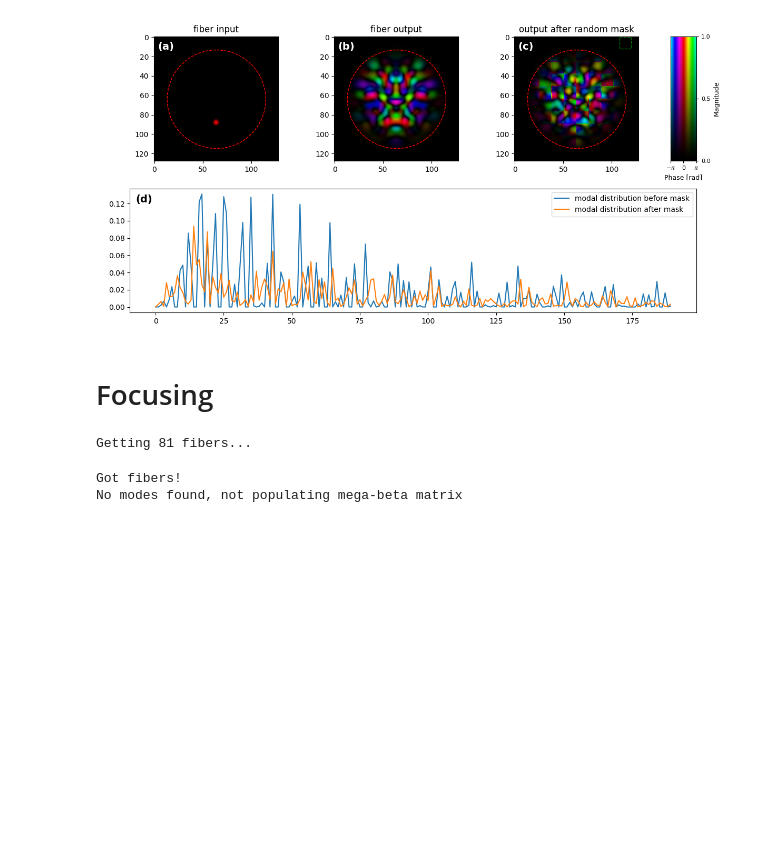
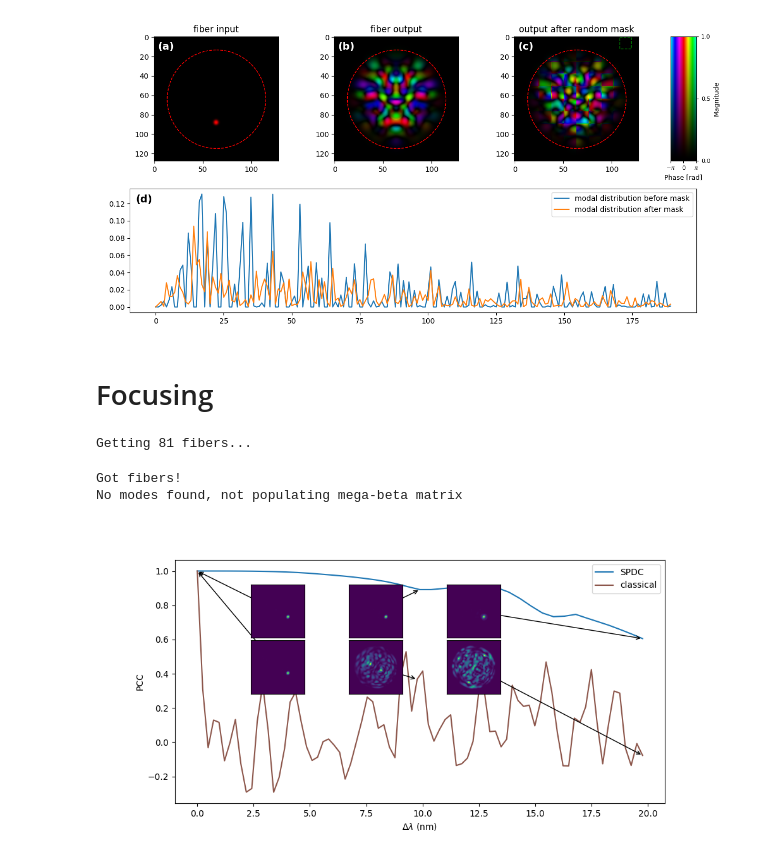
Before and after one commit to rubiaek/qdc2, a Jupyter notebook: qdc/mmf/generate_results.ipynb, the cells around one changed output. Drawn from its saved outputs; the diff is of its cells as text; code cells hidden in the pictures; blank space fills up the shorter version.

```diff
--- a/qdc/mmf/generate_results.ipynb
+++ b/qdc/mmf/generate_results.ipynb
@@ -333,7 +337,7 @@ fiber_L = 0.1e6
 N_wl = 81
 focus_size = 0.8
 wl0 = 0.810
-Dwl = 0.040
+Dwl = 0.020
 NA_ref = 0.2
 dzs = [0]
 npoints = 2**8
@@ -365,8 +386,7 @@ exp = QDCMMFExperiment(s, free_mode_matrix=free_mode_matrix)
 exp._set_PCC_slice(n_pixels_diameter=n_pixels_diameter)
 exp.input_slm_phases = True
 exp.slm_phases = np.angle(required_input)
-dl, pccs, incoherent_sum, output_fields = exp.get_SPDC_PCCs(get_output_fields=True)
-# res = exp.run_PCCs_different_dz(dzs=dzs, N_classical=N_classical, N_SPDC=N_SPDC, g_params_list=g_params_list)
+dl, pccs, incoherent_sum, output_fields = exp.get_SPDC_PCCs(dz=0, get_output_fields=True)
 # %%
 # For classical we need different phases
 f0 = s.fibers[0]
@@ -378,6 +398,65 @@ exp._set_PCC_slice(n_pixels_diameter=n_pixels_diameter)
 exp.input_slm_phases = True
 exp.slm_phases = np.angle(required_input)
 classical_dl, classical_pccs, classical_incoherent_sum, classical_output_fields = exp.get_classical_PCCs(get_output_fields=True)
+# %%
+from mpl_toolkits.axes_grid1.inset_locator import inset_axes
+
+fig, ax = plt.subplots(figsize=(10, 5))
+ax.plot(dl*1e3, pccs, label='SPDC')
+ax.plot(classical_dl*1e3, classical_pccs, label='classical', color='#8c564b')
+ax.legend()
+ax.set_xlabel(r'$\Delta \lambda$ (nm)')
+ax.set_ylabel('PCC')
+
+# Add insets and arrows at indices 0, 20, 40 for both SPDC and classical
+spdc_indices = [0, 20, 40]
+classical_indices = [0, 40, 80]
+# Layout positions for insets in axes fraction coordinates: [x0, y0, w, h]
+# Pair positions (SPDC, Classical) per index for readability and minimal overlap
+W, H = 0.22, 0.22
+X = [0.1, 0.3, 0.5]
+Y = [0.68, 0.45]
+inset_positions = {
+    0: ([X[0], Y[0], W, H], [X[0], Y[1], W, H]),
+    1: ([X[1], Y[0], W, H], [X[1], Y[1], W, H]),
+    2: ([X[2], Y[0], W, H], [X[2], Y[1], W, H]),
+}
+
+def _reshape_field(field):
+    if field.ndim == 1:
+        n = int(np.sqrt(field.size))
+        return field.reshape(n, n)
+    return field
+
+for layout_idx, (spdc_idx, cls_idx) in enumerate(zip(spdc_indices, classical_indices)):
+    # SPDC inset
+    if spdc_idx < len(dl):
+        spdc_field = _reshape_field(output_fields[spdc_idx])
+        iax_spdc = inset_axes(ax, width="100%", height="100%", loc='center',
+                              bbox_to_anchor=inset_positions[layout_idx][0],
+                              bbox_transform=ax.transAxes, borderpad=0)
+        iax_spdc.imshow(np.abs(spdc_field)**2, cmap='viridis')
+        iax_spdc.set_xticks([]); iax_spdc.set_yticks([])
+        ax.annotate('', xy=(dl[spdc_idx]*1e3, pccs[spdc_idx]), xycoords='data',
+                    xytext=(0.5, 0.5), textcoords=iax_spdc.transAxes,
+                    arrowprops=dict(arrowstyle='->', color='k', lw=1))
+
+    # Classical inset
+    if cls_idx < len(classical_dl):
+        cls_field = _reshape_field(classical_output_fields[cls_idx])
+        iax_cls = inset_axes(ax, width="100%", height="100%", loc='center',
+                             bbox_to_anchor=inset_positions[layout_idx][1],
+                             bbox_transform=ax.transAxes, borderpad=0)
+        iax_cls.imshow(np.abs(cls_field)**2, cmap='viridis')
+        iax_cls.set_xticks([]); iax_cls.set_yticks([])
+        ax.annotate('', xy=(classical_dl[cls_idx]*1e3, classical_pccs[cls_idx]), xycoords='data',
+                    xytext=(0.5, 0.5), textcoords=iax_cls.transAxes,
+                    arrowprops=dict(arrowstyle='->', color='k', lw=1))
+
+
+plt.show(block=False)
+# %% [output]
+[figure, added]
 # %%
 import matplotlib.animation as animation
 from qdc.misc import colorize
```
Also changed, not shown: parts of 3 cells of this notebook, 1 other file.
